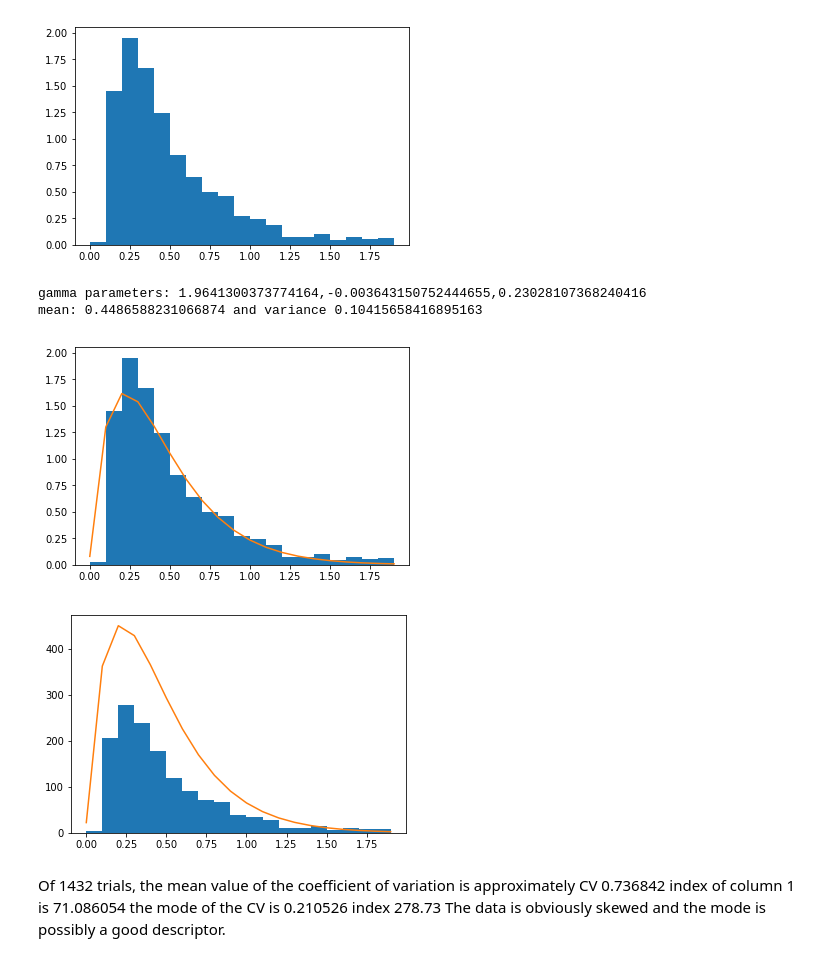
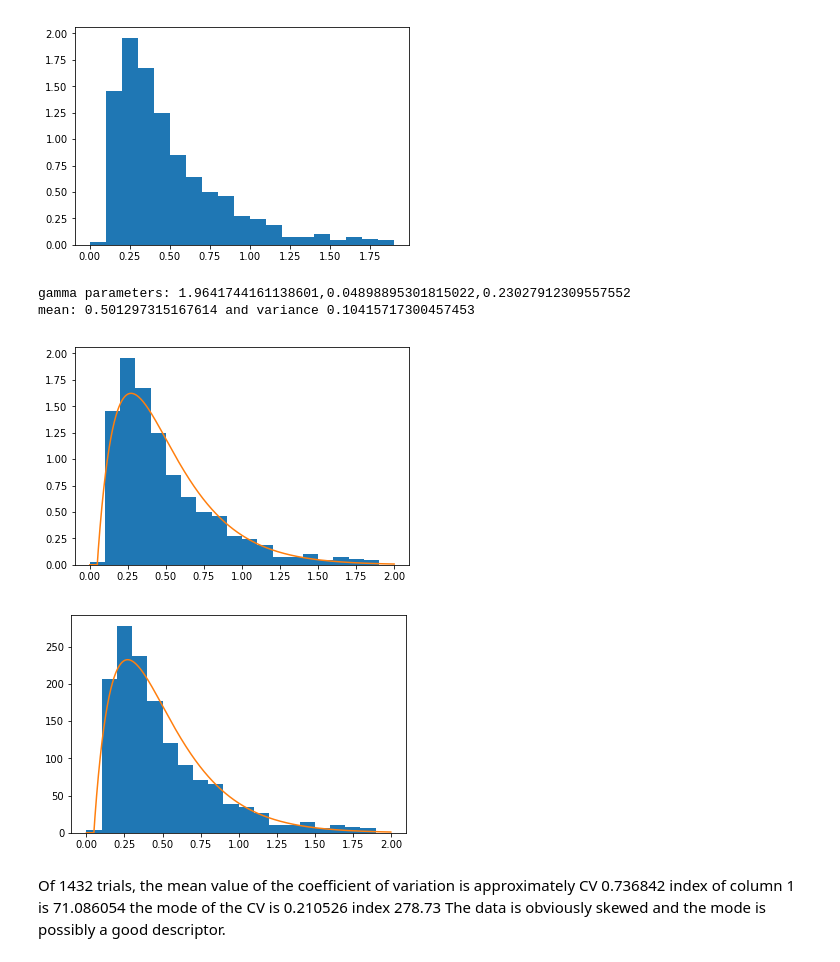
Before and after one commit to openworm/tests, a Jupyter notebook: owtests/test_data_CV_histogram.ipynb, the cells around one changed output. Saved outputs shown, nothing was run; the diff lists cells and outputs as text; code cells hidden in the pictures.

```diff
--- a/owtests/test_data_CV_histogram.ipynb
+++ b/owtests/test_data_CV_histogram.ipynb
@@ -38,7 +45,7 @@ plt.show()
 # %%
 fake_data = []
 for i in range(0,len(histogram_values)):
-    x = bins[i]
+    x = bins[i]+width/2
     counts = histogram_values[i]
     fake_data += [x]*int(counts)
 # %%
@@ -59,26 +66,19 @@ plt.hist(fake_data,bins=np.arange(0,2.0,0.1),normed=True);
 # Show the gamma pdf with the estimated parameters.
 # It should match the fake data normed histogram pretty well, but might be slightly offset due
 # to histogram bins not being centered
-xs = np.arange(0,2.0,0.1)
+xs = np.arange(0,2.0,0.001)
 plt.plot(xs,gamma.pdf(xs,shape,loc=loc,scale=scale));
 print('gamma parameters: {0},{1},{2}'.format(shape,loc,scale))
 print('mean: {0} and variance {1}'.format(mean,var))
 # %% [output]
-gamma parameters: 1.9641300373774164,-0.003643150752444655,0.23028107368240416
-mean: 0.4486588231066874 and variance 0.10415658416895163
+gamma parameters: 1.9641744161138601,0.04898895301815022,0.23027912309557552
+mean: 0.501297315167614 and variance 0.10415717300457453
-[figure, old version]
+[figure, new version]
 # %%
 plt.hist(fake_data,bins=np.arange(0,2,0.1));
-
-shape,loc,scale = gamma.fit(fake_data)
-
-xs = np.arange(0,2.0,0.1)
-plt.plot(xs,max(histogram_values)*gamma.pdf(xs,shape,loc=loc,scale=scale));
-#print(shape,loc,scale)
-#print(max(fake_data))
-#print(fake_data)
+plt.plot(xs,sum(histogram_values)*0.1*gamma.pdf(xs,shape,loc=loc,scale=scale));
 # %% [output]
-[figure, old version]
+[figure, new version]
 # %% [markdown]
 Of 1432 trials, the mean value of the coefficient of variation is approximately
 CV 0.736842   index of column 1 is 71.086054
```
Also changed, not shown: parts of 5 cells of this notebook.
